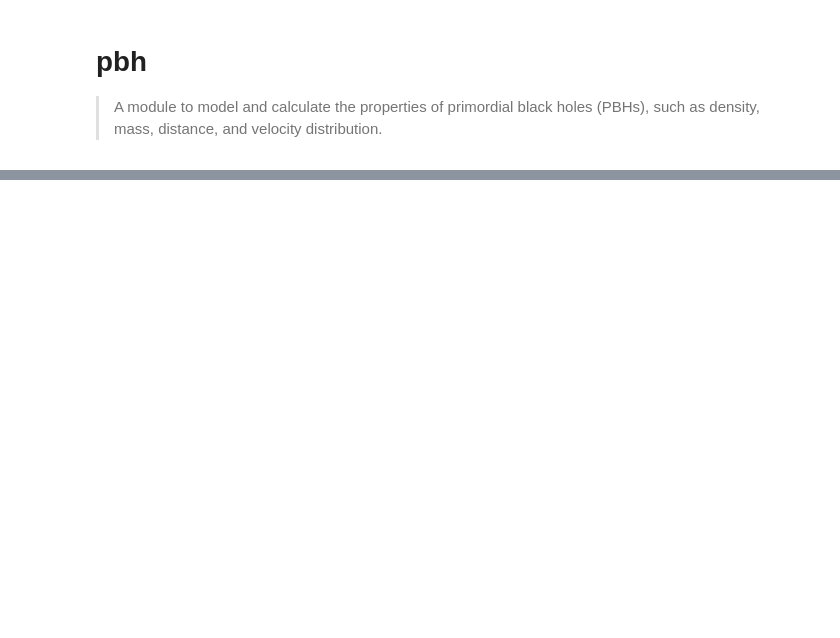
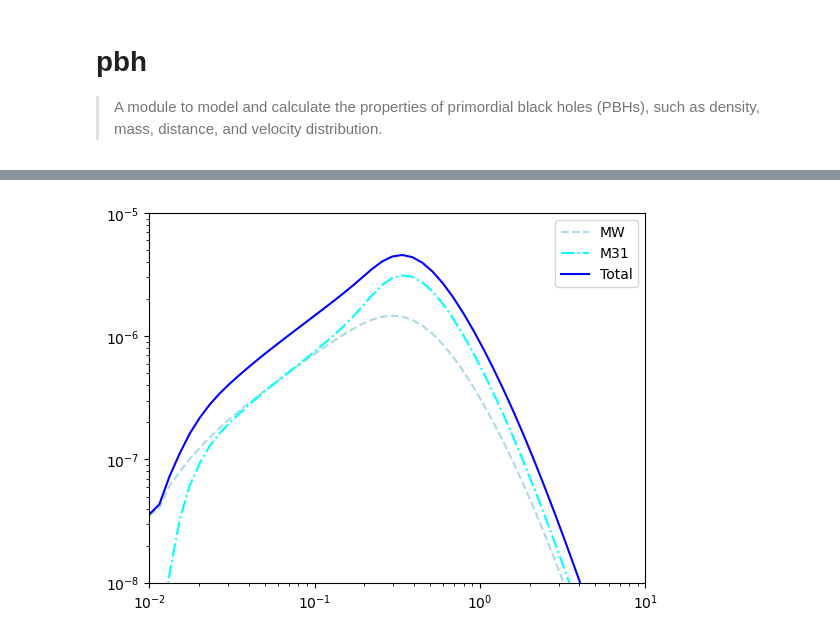
Before and after one commit to NolanSmyth/LensCalcPy, a Jupyter notebook: nbs/00_pbh.ipynb, the cells around one changed output, grey strips where cells are left out. Drawn from its saved outputs; the diff is of its cells as text; code cells hidden in the pictures; blank space fills up the shorter version.

```diff
--- a/nbs/00_pbh.ipynb
+++ b/nbs/00_pbh.ipynb
@@ -58,3 +93,17 @@ class Pbh:
         return result
 # %%
 pbh = Pbh(1e-8, 1)
+# %%
+ts = np.logspace(-2,1,50)
+result_mw = [pbh.differential_rate_mw(t) for t in ts]
+result_m31 = [pbh.differential_rate_m31(t) for t in ts]
+# %%
+plt.loglog(ts, result_mw, label="MW", color="lightblue", linestyle="--")
+plt.loglog(ts, result_m31, label="M31", color="cyan", linestyle="-.")
+plt.loglog(ts, np.array(result_mw) + np.array(result_m31), label="Total", color="blue")
+plt.xlim(1e-2, 1e1)
+plt.ylim(1e-8, 1e-5)
+plt.legend()
+plt.show()
+# %% [output]
+[figure, added]
```
Also changed, not shown: parts of 4 cells of this notebook, 14 other files.
